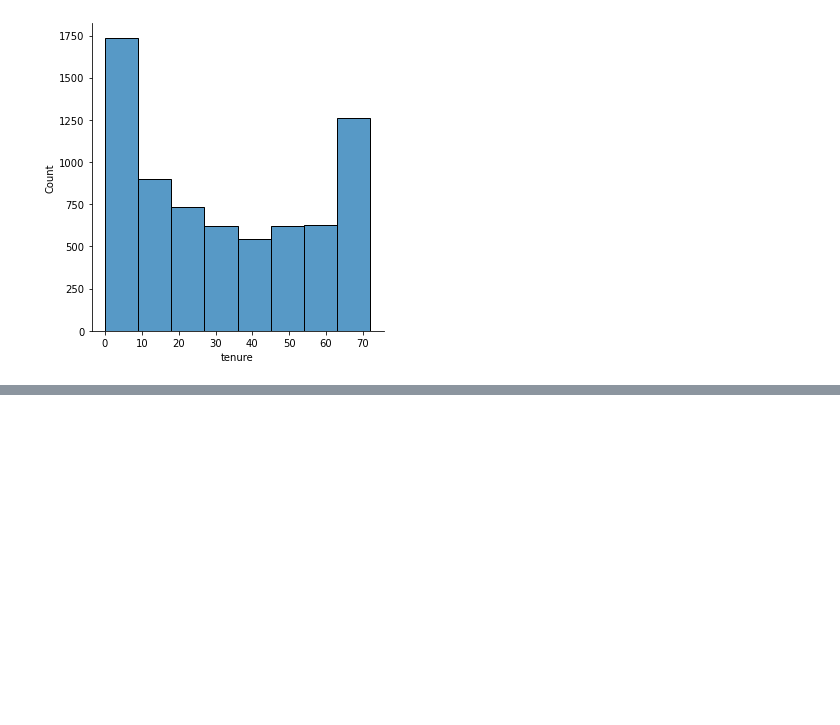
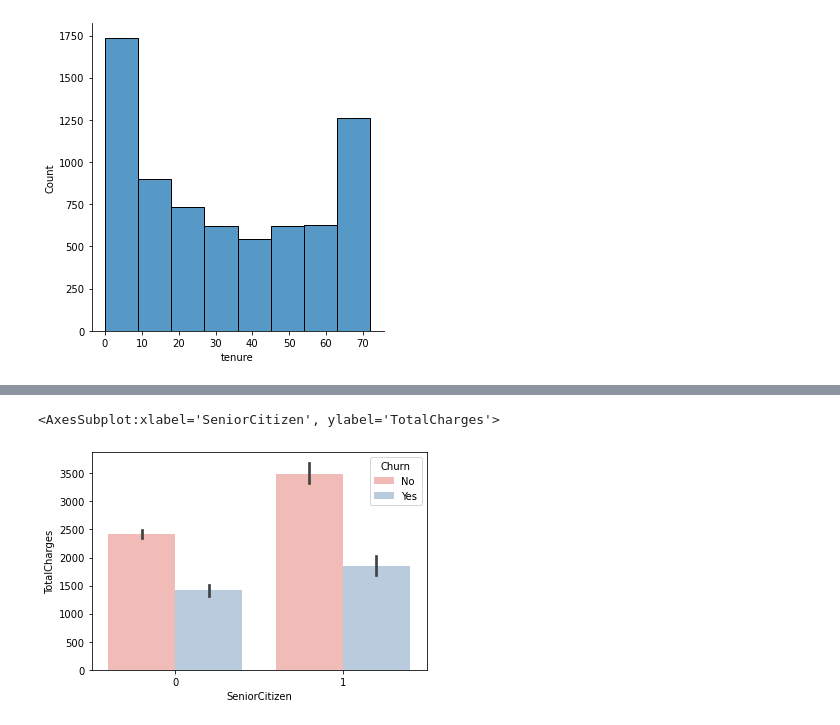
Before and after one commit to Ammon21/Telecom-Customer-Churn, a Jupyter notebook: notebook/main.ipynb, the cells around one changed output, grey strips where cells are left out. Drawn from its saved outputs; the diff is of its cells as text; code cells hidden in the pictures; blank space fills up the shorter version.

```diff
--- a/notebook/main.ipynb
+++ b/notebook/main.ipynb
@@ -162,0 +168,6 @@ sns.displot(df.tenure, bins = 8)
+# %%
+sns.set_palette('Pastel1')
+sns.barplot(dfx.SeniorCitizen,dfx.TotalCharges, hue=dfx.Churn)
+# %% [output]
+<AxesSubplot:xlabel='SeniorCitizen', ylabel='TotalCharges'>
+[figure, added]
```
Also changed, not shown: parts of 6 cells of this notebook.
